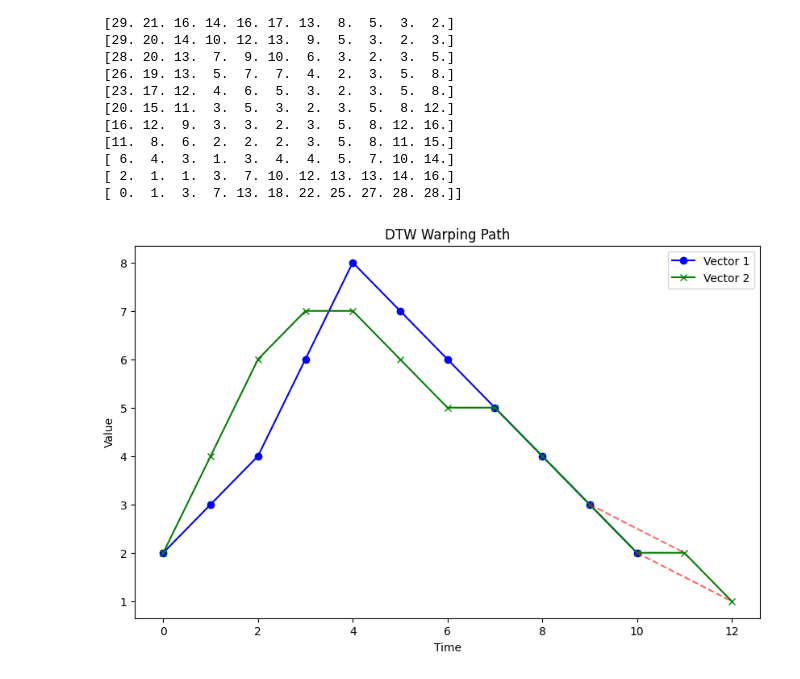
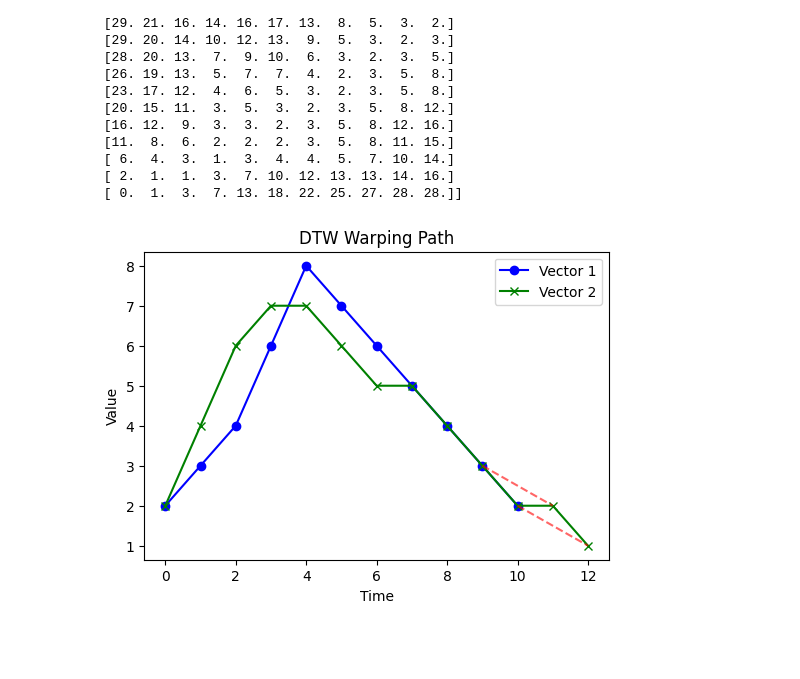
Before and after one commit to joshIsac/SpeechRecognition-, a Jupyter notebook: 2348523_Lab5 and 6 _time Alignment and Normalization.ipynb, the cells around one changed output. Saved outputs shown, nothing was run; the diff lists cells and outputs as text; code cells hidden in the pictures; blank space fills up the shorter version.

```diff
--- a/2348523_Lab5 and 6 _time Alignment and Normalization.ipynb
+++ b/2348523_Lab5 and 6 _time Alignment and Normalization.ipynb
@@ -351,18 +351,18 @@ Total Cost Matrix: [[30. 24. 21. 23. 25. 26. 22. 15. 10.  6.  3.]
  [ 0.  1.  3.  7. 13. 18. 22. 25. 27. 28. 28.]]
 # %%
 # Visualizing the warping path
-plt.figure(figsize=(10, 6))
+plt.figure(figsize=(6,4))
 plt.plot(Vector1, label='Vector 1', color='blue', marker='o')
 plt.plot(Vector2, label='Vector 2', color='green', marker='x')
 
 # Plot the warping path
 for (i, j) in warping_path:
     plt.plot([i, j], [Vector1[i], Vector2[j]], color='red', linestyle='--', alpha=0.6)
 
 plt.xlabel('Time')
 plt.ylabel('Value')
 plt.title('DTW Warping Path')
 plt.legend()
 plt.show()
 # %% [output]
-[figure, old version]
+[figure, new version]
```
Also changed, not shown: parts of 3 cells of this notebook.
